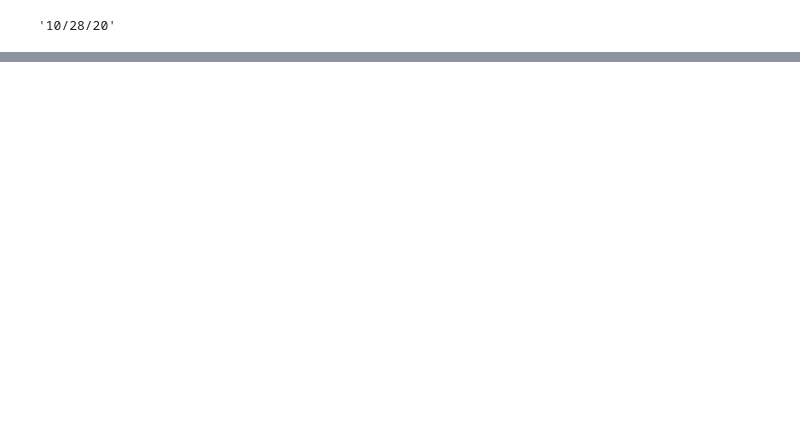
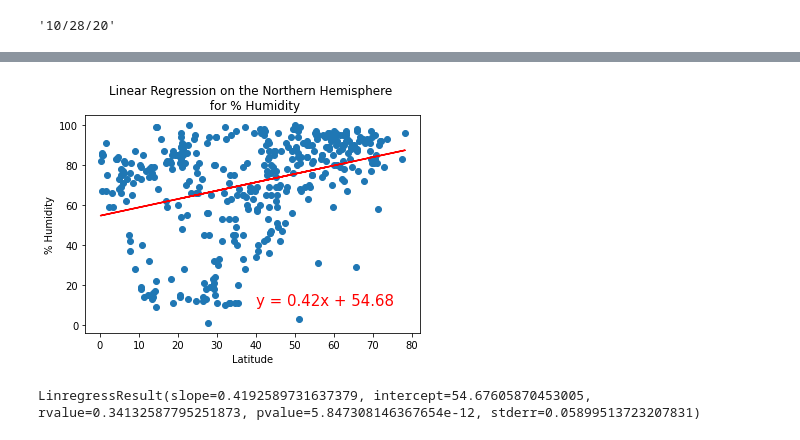
Before and after one commit to Malberts20/World_Weather_Analysis, a Jupyter notebook: WeatherPy.ipynb, the cells around one changed output, grey strips where cells are left out. Drawn from its saved outputs; the diff is of its cells as text; code cells hidden in the pictures; blank space fills up the shorter version.

```diff
--- a/WeatherPy.ipynb
+++ b/WeatherPy.ipynb
@@ -263,0 +318,13 @@ plt.show()
+# %%
+# Linear regression on the Northern Hemisphere
+x_values = northern_hemi_df["Lat"]
+y_values = northern_hemi_df["Humidity"]
+# Call the function.
+plot_linear_regression(x_values, y_values,
+                       'Linear Regression on the Northern Hemisphere \n for % Humidity', '% Humidity',(40,10))
+# %% [output]
+[figure, added]
+# %%
+stats.linregress(x_values,y_values)
+# %% [output]
+LinregressResult(slope=0.4192589731637379, intercept=54.67605870453005, rvalue=0.34132587795251873, pvalue=5.847308146367654e-12, stderr=0.05899513723207831)
```
Also changed, not shown: parts of 27 cells of this notebook, 2 other files.
